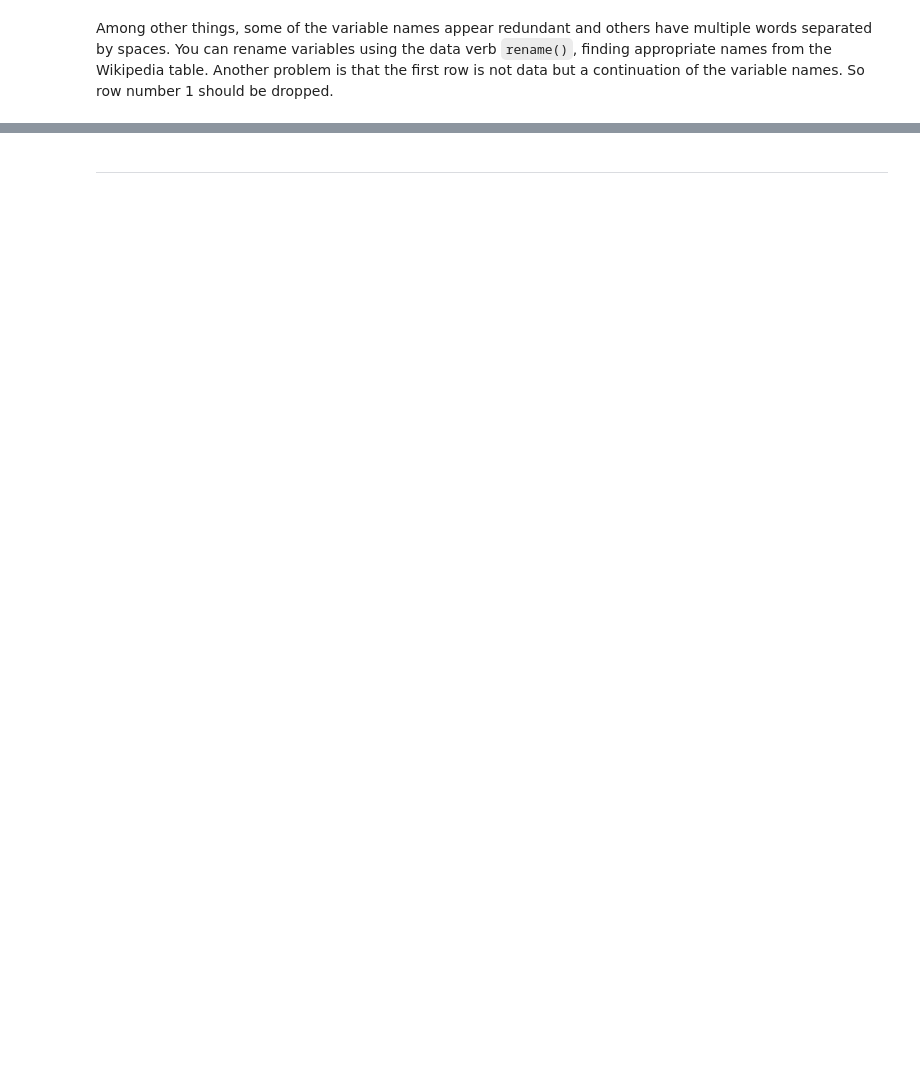
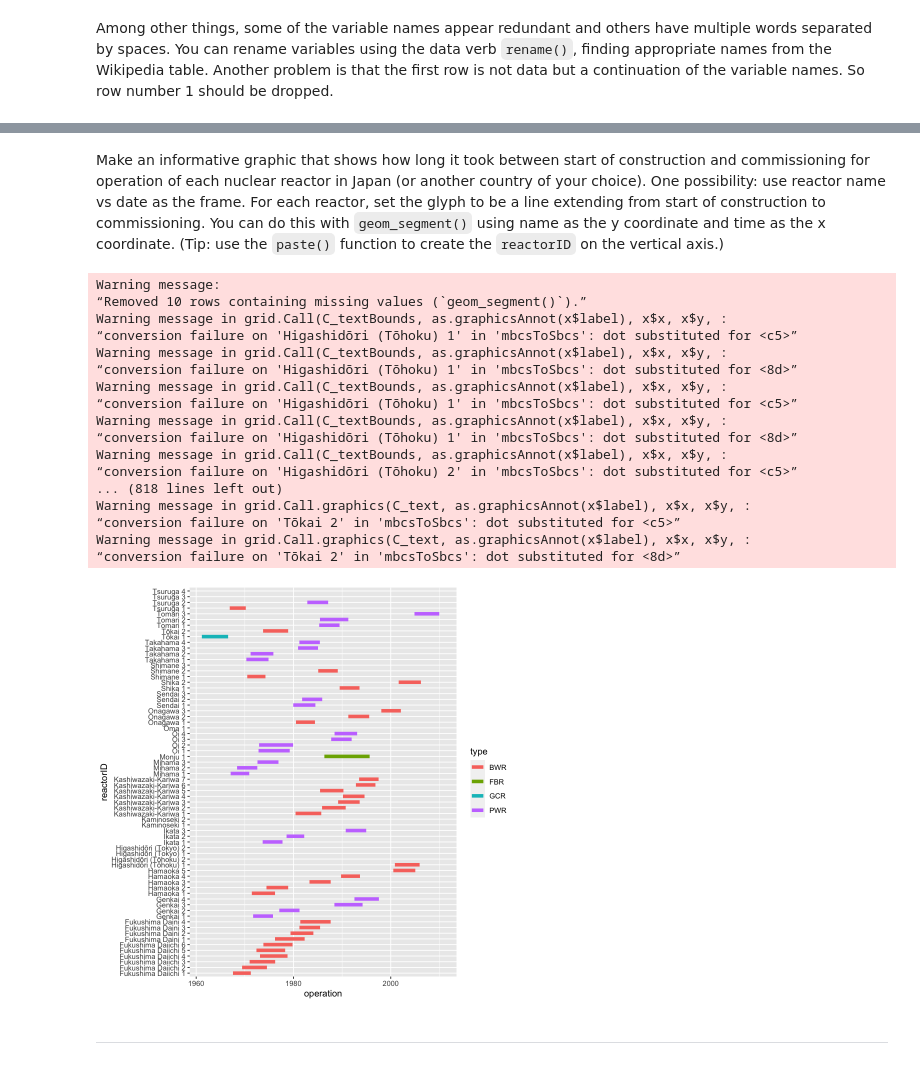
Before and after one commit to stat184-summer2023/a08-scraping-nuke-reactors-davefriedman01, a Jupyter notebook: A08.ipynb, the cells around one changed output, grey strips where cells are left out. Cells and saved outputs as stored; diff of their text form; code cells hidden in the pictures; blank space fills up the shorter version.

```diff
--- a/A08.ipynb
+++ b/A08.ipynb
@@ -126,2 +237,40 @@ Japan %>%
+# %% [markdown]
+Make an informative graphic that shows how long it took between start of construction and commissioning for operation of each nuclear reactor in Japan (or another country of your choice). One possibility: use reactor name vs date as the frame. For each reactor, set the glyph to be a line extending from start of construction to commissioning. You can do this with `geom_segment()` using name as the y coordinate and time as the x coordinate. (Tip: use the `paste()` function to create the `reactorID` on the vertical axis.)
+# %%
+Japan %>%
+  mutate(
+    reactorID = paste(name, reactor),
+    time      = operation - construction
+  ) %>%
+  ggplot() +
+    geom_segment(
+      linewidth = 2,
+      mapping = aes(
+        x     = operation,
+        xend  = construction,
+        y     = reactorID,
+        yend  = reactorID,
+        color = type
+      )
+    )
+# %% [output]
+Warning message:
+“Removed 10 rows containing missing values (`geom_segment()`).”
+Warning message in grid.Call(C_textBounds, as.graphicsAnnot(x$label), x$x, x$y, :
+“conversion failure on 'Higashidōri (Tōhoku) 1' in 'mbcsToSbcs': dot substituted for <c5>”
+Warning message in grid.Call(C_textBounds, as.graphicsAnnot(x$label), x$x, x$y, :
+“conversion failure on 'Higashidōri (Tōhoku) 1' in 'mbcsToSbcs': dot substituted for <8d>”
+Warning message in grid.Call(C_textBounds, as.graphicsAnnot(x$label), x$x, x$y, :
+“conversion failure on 'Higashidōri (Tōhoku) 1' in 'mbcsToSbcs': dot substituted for <c5>”
+Warning message in grid.Call(C_textBounds, as.graphicsAnnot(x$label), x$x, x$y, :
+“conversion failure on 'Higashidōri (Tōhoku) 1' in 'mbcsToSbcs': dot substituted for <8d>”
+Warning message in grid.Call(C_textBounds, as.graphicsAnnot(x$label), x$x, x$y, :
+“conversion failure on 'Higashidōri (Tōhoku) 2' in 'mbcsToSbcs': dot substituted for <c5>”
+... (818 lines left out)
+Warning message in grid.Call.graphics(C_text, as.graphicsAnnot(x$label), x$x, x$y, :
+“conversion failure on 'Tōkai 2' in 'mbcsToSbcs': dot substituted for <c5>”
+Warning message in grid.Call.graphics(C_text, as.graphicsAnnot(x$label), x$x, x$y, :
+“conversion failure on 'Tōkai 2' in 'mbcsToSbcs': dot substituted for <8d>”
+[figure, added]
 # %% [markdown]
 ---
```
Also changed, not shown: parts of 10 cells of this notebook, 2 other files.
